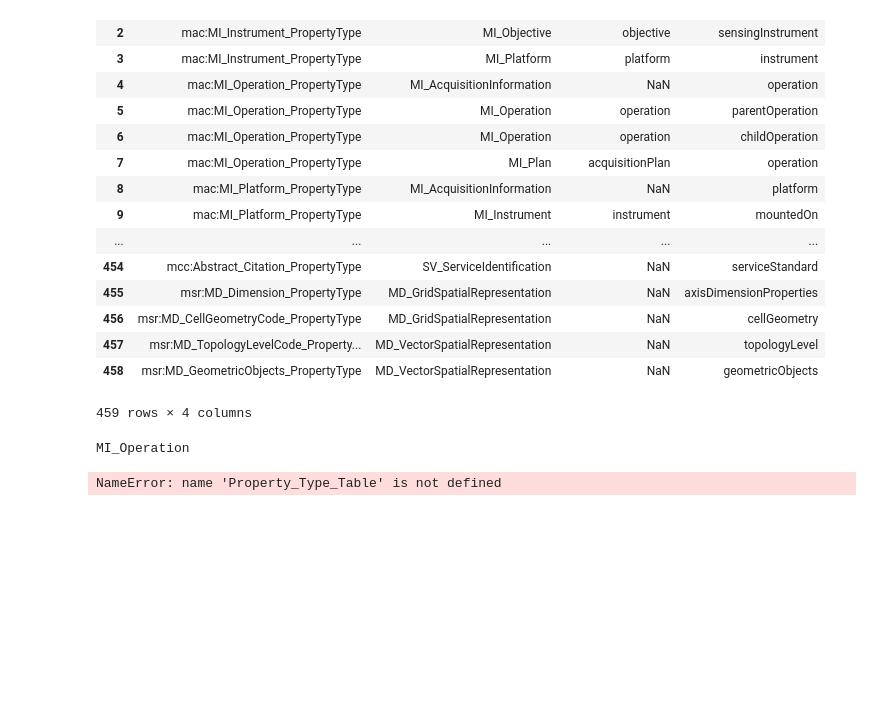
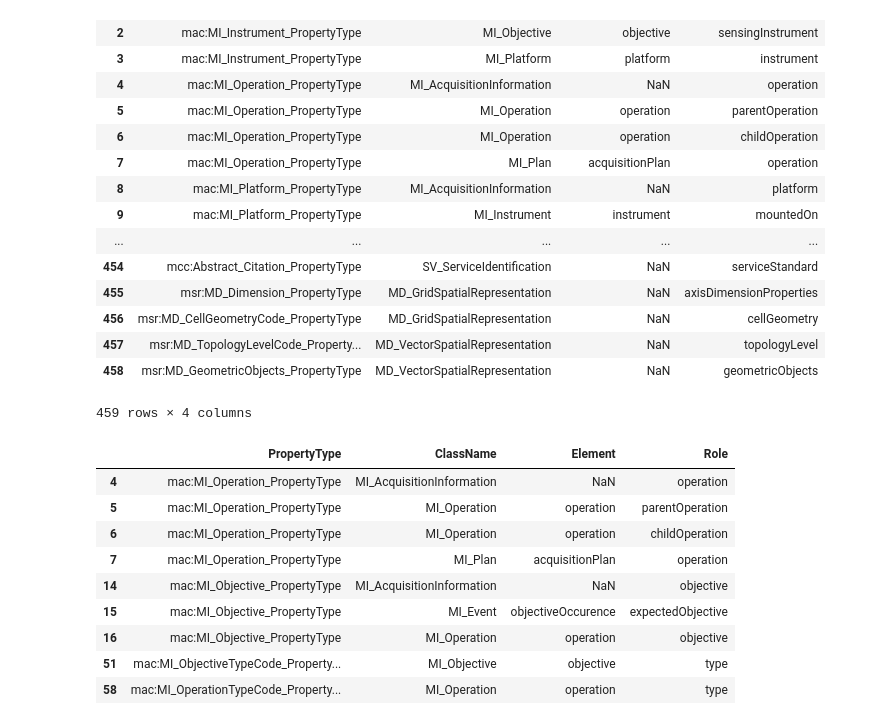
Before and after one commit to scgordon/learnJuPYter, a Jupyter notebook: Notebooks/Building Block Objects.ipynb, the cells around one changed output. Cells and saved outputs as stored; diff of their text form; code cells hidden in the pictures; blank space fills up the shorter version.

```diff
--- a/Notebooks/Building Block Objects.ipynb
+++ b/Notebooks/Building Block Objects.ipynb
@@ -32,15 +34,22 @@ BBobjectsDF
 | 458 | msr:MD_GeometricObjects_PropertyType | MD_VectorSpatialRepresentation | NaN | geometricObjects |
 459 rows × 4 columns
 # %%
-def Property_Type( dropdown ):
-    print(dropdown)
-    Property_Type_Table = BBobjectsDF[BBobjectsDF['PropertyType'].str.contains(dropdown)]
-    Property_Type_Table
+def testRun(BBobjectsDF, propTyp):
+    ProperTable = BBobjectsDF[BBobjectsDF['PropertyType'].str.contains( propTyp )]
+    return ProperTable
-# %%
-Property_Type('MI_Operation')
-# %% [output]
-MI_Operation
-NameError: name 'Property_Type_Table' is not defined
+# %%
+testRun(BBobjectsDF, "MI_O")
+# %% [output]
+|  | PropertyType | ClassName | Element | Role |
+| 4 | mac:MI_Operation_PropertyType | MI_AcquisitionInformation | NaN | operation |
+| 5 | mac:MI_Operation_PropertyType | MI_Operation | operation | parentOperation |
+| 6 | mac:MI_Operation_PropertyType | MI_Operation | operation | childOperation |
+| 7 | mac:MI_Operation_PropertyType | MI_Plan | acquisitionPlan | operation |
+| 14 | mac:MI_Objective_PropertyType | MI_AcquisitionInformation | NaN | objective |
+| 15 | mac:MI_Objective_PropertyType | MI_Event | objectiveOccurence | expectedObjective |
+| 16 | mac:MI_Objective_PropertyType | MI_Operation | operation | objective |
+| 51 | mac:MI_ObjectiveTypeCode_Property... | MI_Objective | objective | type |
+| 58 | mac:MI_OperationTypeCode_Property... | MI_Operation | operation | type |
 # %%
 output_file("dropdown.html")
 
```
Also changed, not shown: parts of 3 cells of this notebook, 2 other files.
